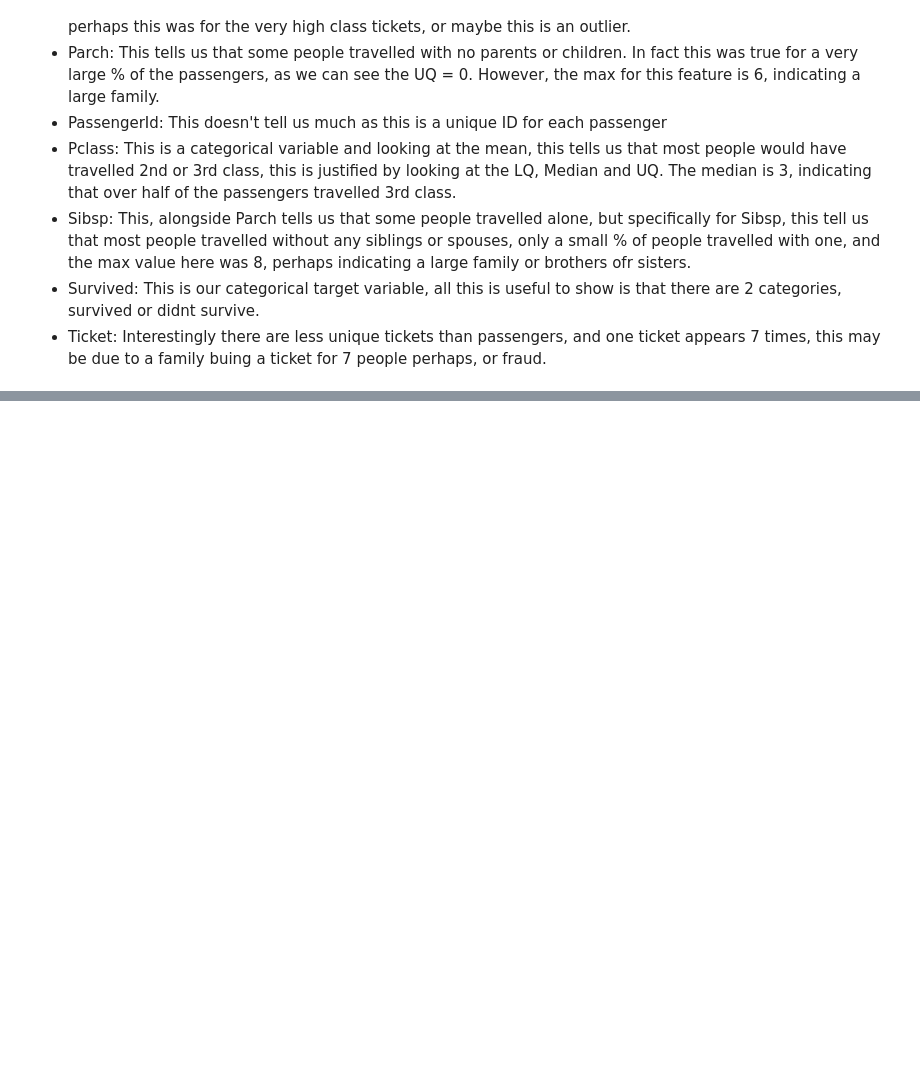
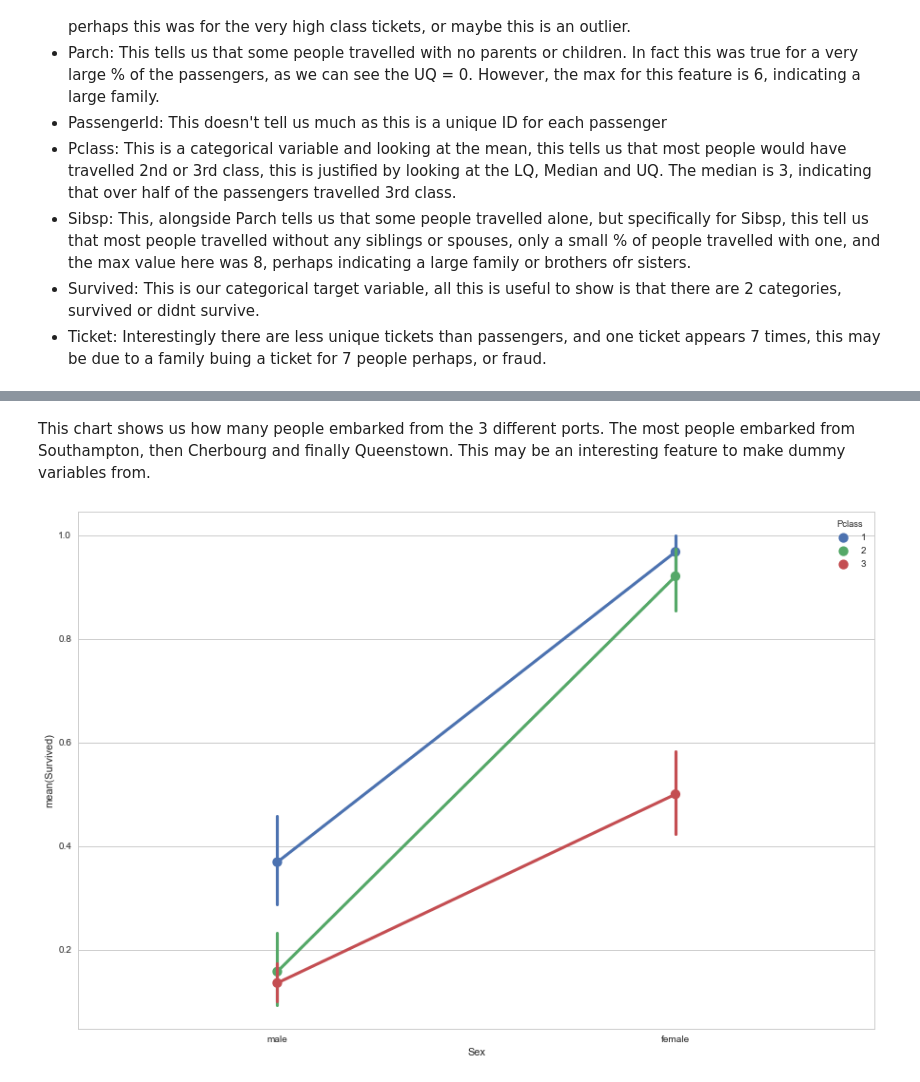
Before and after one commit to agodwinp/Titanic, a Jupyter notebook: Titanic - Machine Learning from Disaster.ipynb, the cells around one changed output, grey strips where cells are left out. Saved outputs shown, nothing was run; the diff lists cells and outputs as text; code cells hidden in the pictures; blank space fills up the shorter version.

```diff
--- a/Titanic - Machine Learning from Disaster.ipynb
+++ b/Titanic - Machine Learning from Disaster.ipynb
@@ -206,0 +193,7 @@ fdistr = sns.distplot(x, hist=False)
+# %% [markdown]
+This chart shows us how many people embarked from the 3 different ports. The most people embarked from Southampton, then Cherbourg and finally Queenstown. This may be an interesting feature to make dummy variables from.
+# %%
+plt.subplots(figsize =(15, 10))
+sns.pointplot(x="Sex", y="Survived", hue="Pclass", data=train);
+# %% [output]
+[figure, added]
```
Also changed, not shown: parts of 21 cells of this notebook.
